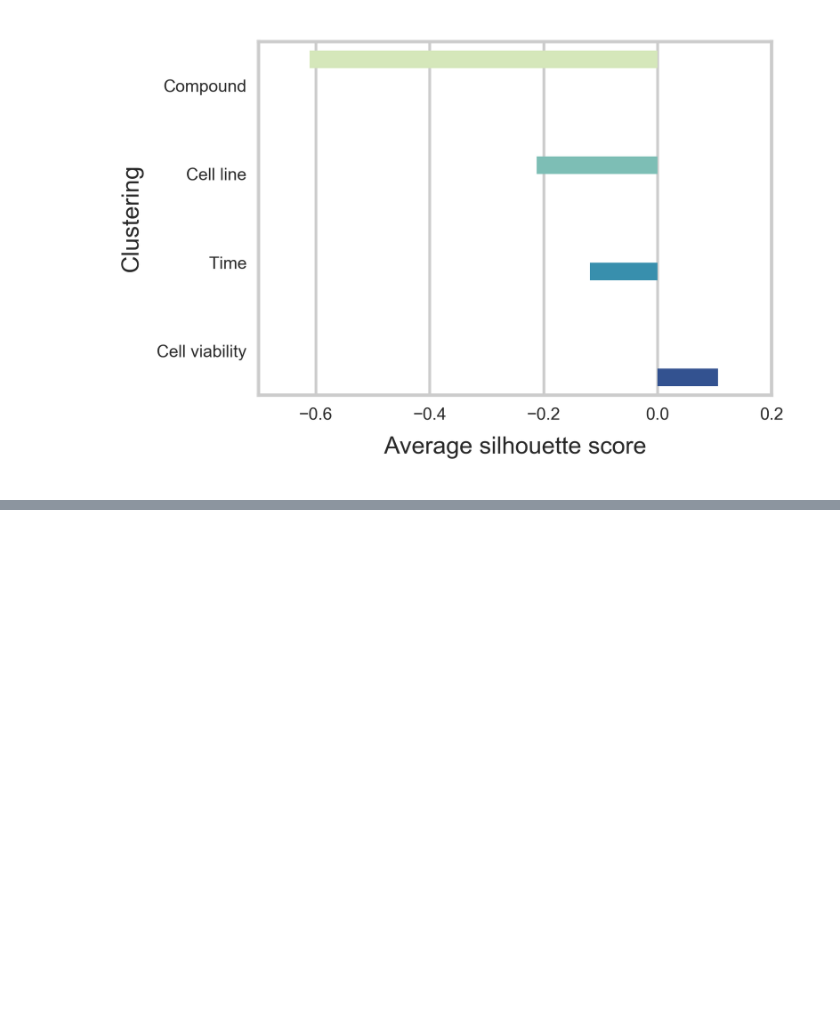
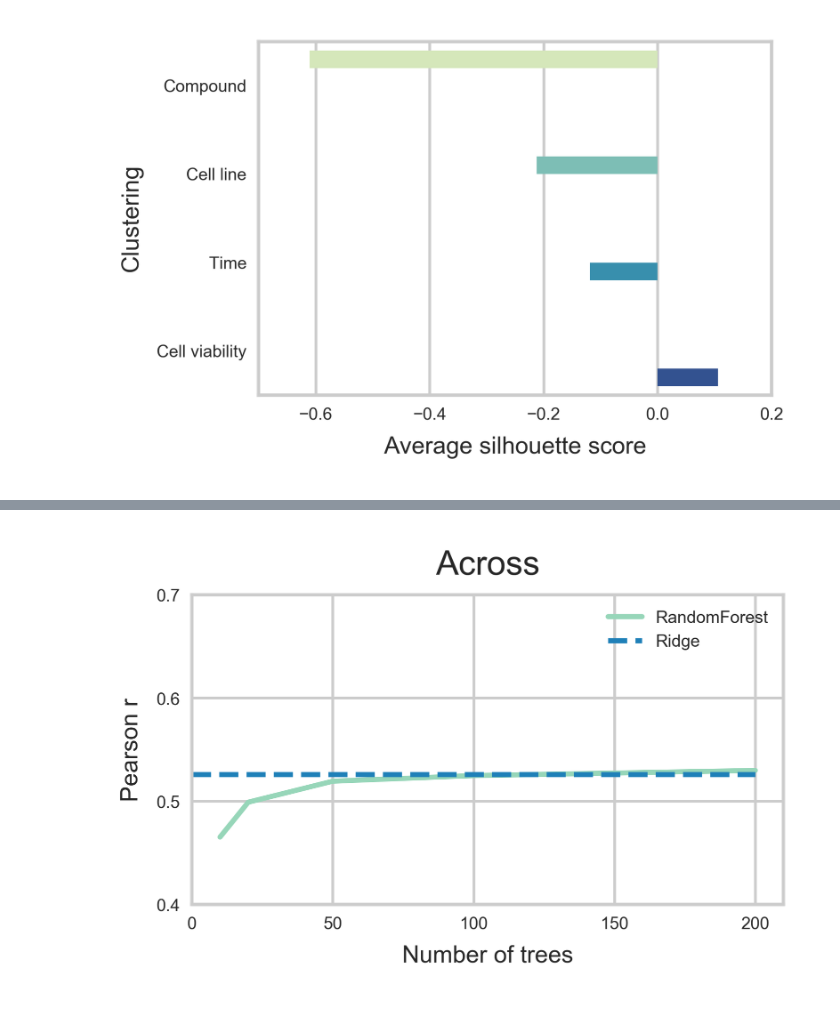
Before and after one commit to bence-szalai/Cell-death-signatures, a Jupyter notebook: code/cell_death_7_additional.ipynb, the cells around one changed output, grey strips where cells are left out. Cells and saved outputs as stored; diff of their text form; code cells hidden in the pictures; blank space fills up the shorter version.

```diff
--- a/code/cell_death_7_additional.ipynb
+++ b/code/cell_death_7_additional.ipynb
@@ -136,0 +373,4 @@ plt.savefig('../figures/raw/tsne_silhouette.pdf')
+# %%
+plot_nonlinear_performance('Across')
+# %% [output]
+[figure, added]
```
Also changed, not shown: parts of 18 cells of this notebook, 3 other files.
